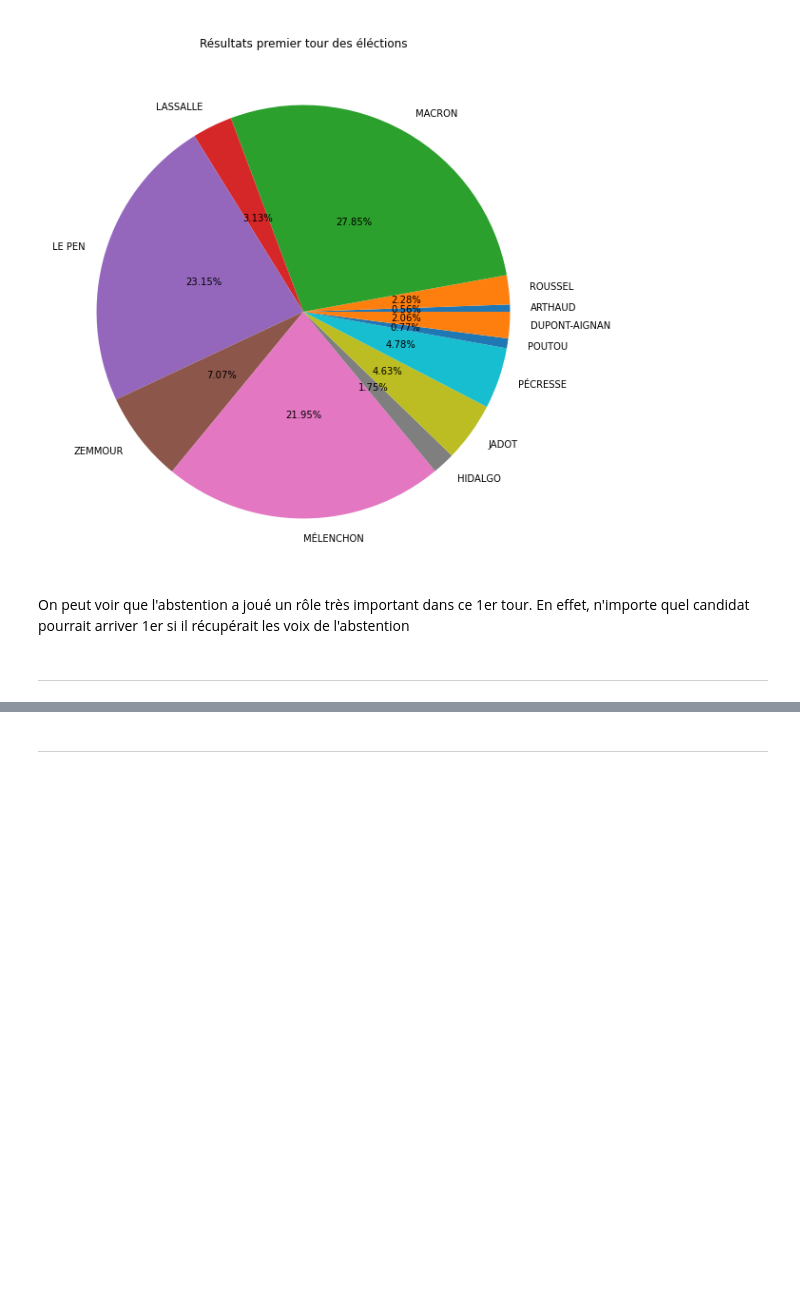
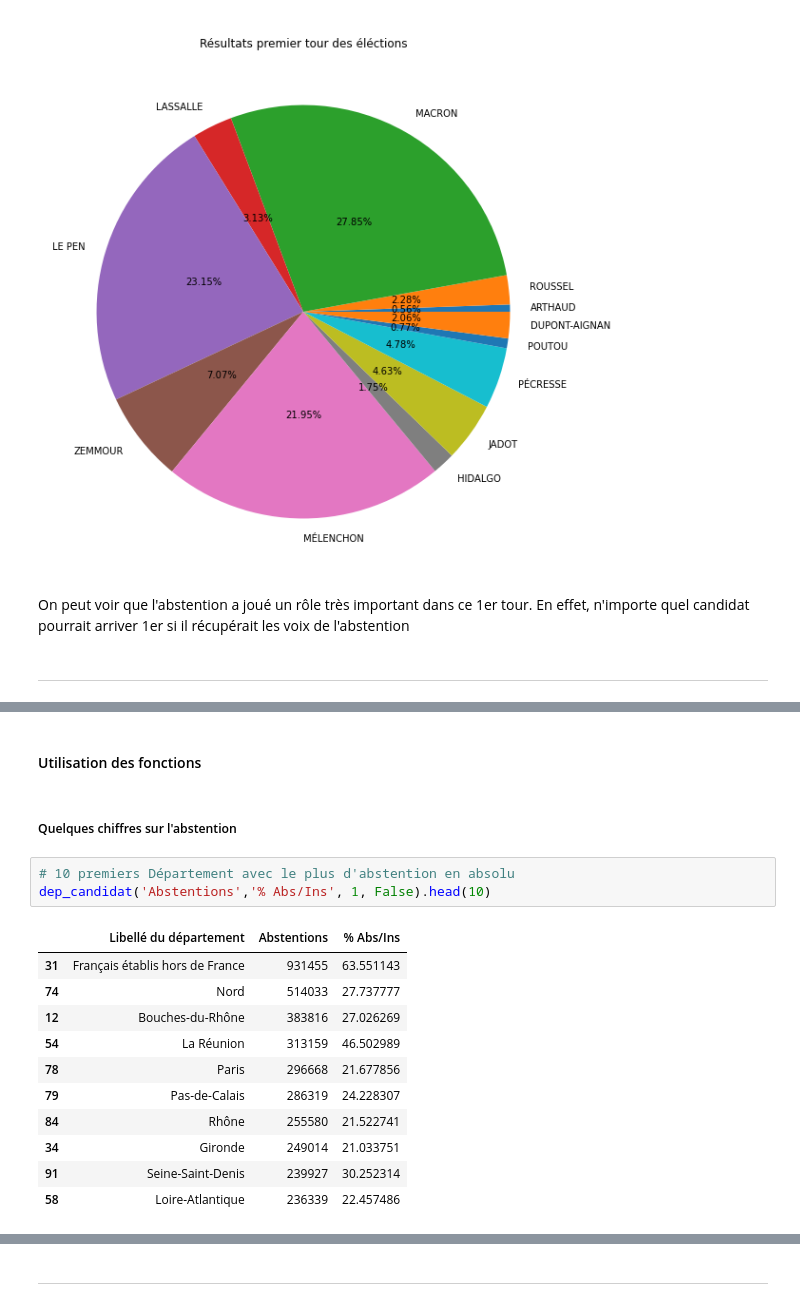
Before and after one commit to BaderEK/AnalyseDeDonnees, a Jupyter notebook: Groupe 2/Groupe 2/rendu.ipynb, the cells around one changed output, grey strips where cells are left out. Drawn from its saved outputs; the diff is of its cells as text; blank space fills up the shorter version.

Commit message:
mise à propre avec titre chapitres etc manque que l'ACP plus détaillé

```diff
--- a/Groupe 2/Groupe 2/rendu.ipynb
+++ b/Groupe 2/Groupe 2/rendu.ipynb
@@ -176,0 +303,19 @@ max(df_LJ_dep['Voix.LJ'])
+# %% [markdown]
+#### Utilisation des fonctions
+# %% [markdown]
+##### Quelques chiffres sur l'abstention
+# %%
+# 10 premiers Département avec le plus d'abstention en absolu
+dep_candidat('Abstentions','% Abs/Ins', 1, False).head(10)
+# %% [output]
+|  | Libellé du département | Abstentions | % Abs/Ins |
+| 31 | Français établis hors de France | 931455 | 63.551143 |
+| 74 | Nord | 514033 | 27.737777 |
+| 12 | Bouches-du-Rhône | 383816 | 27.026269 |
+| 54 | La Réunion | 313159 | 46.502989 |
+| 78 | Paris | 296668 | 21.677856 |
+| 79 | Pas-de-Calais | 286319 | 24.228307 |
+| 84 | Rhône | 255580 | 21.522741 |
+| 34 | Gironde | 249014 | 21.033751 |
+| 91 | Seine-Saint-Denis | 239927 | 30.252314 |
+| 58 | Loire-Atlantique | 236339 | 22.457486 |
```
Also changed, not shown: parts of 49 cells of this notebook.
